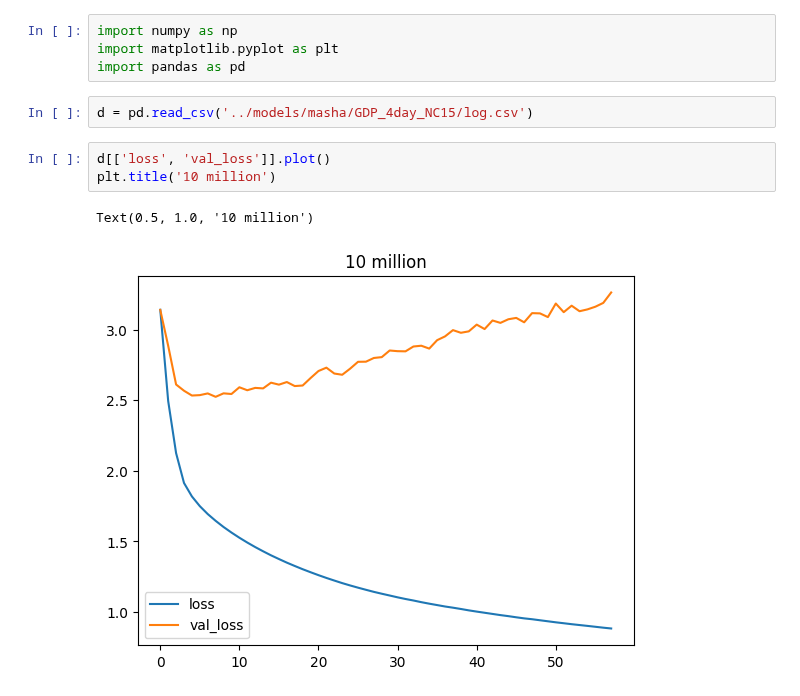
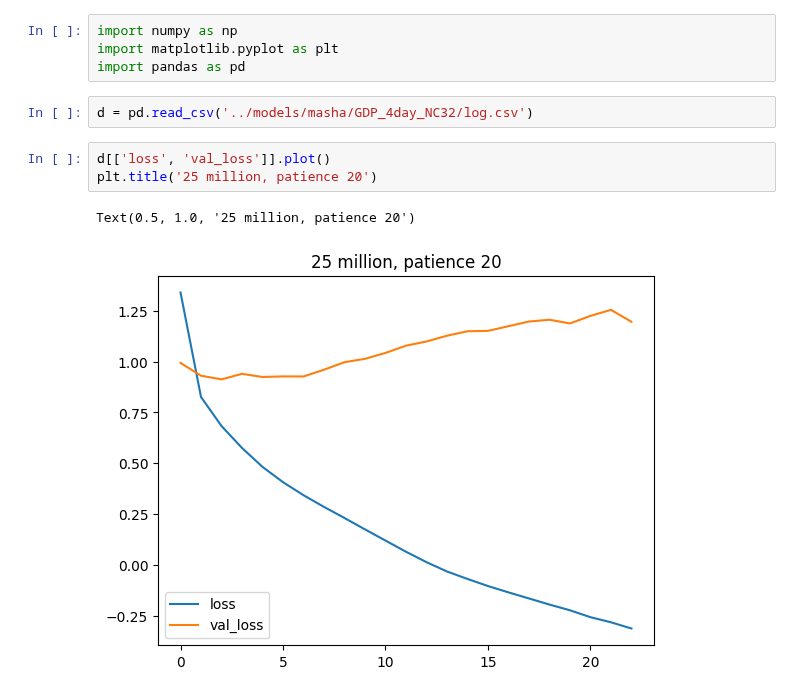
Before and after one commit to KatharinaBracher/Brownian-Bug-Model, a Jupyter notebook: pnn/loss.ipynb, the cells around one changed output. Drawn from its saved outputs; the diff is of its cells as text.

Commit message:
adpat model

```diff
--- a/pnn/loss.ipynb
+++ b/pnn/loss.ipynb
@@ -3,10 +3,10 @@ import numpy as np
 import matplotlib.pyplot as plt
 import pandas as pd
 # %%
-d = pd.read_csv('../models/masha/GDP_4day_NC15/log.csv')
+d = pd.read_csv('../models/masha/GDP_4day_NC32/log.csv')
 # %%
 d[['loss', 'val_loss']].plot()
-plt.title('10 million')
+plt.title('25 million, patience 20')
 # %% [output]
-Text(0.5, 1.0, '10 million')
+Text(0.5, 1.0, '25 million, patience 20')
-[figure, old version]
+[figure, new version]
```
Also changed, not shown: parts of 1 cell of this notebook, 1 other file.
